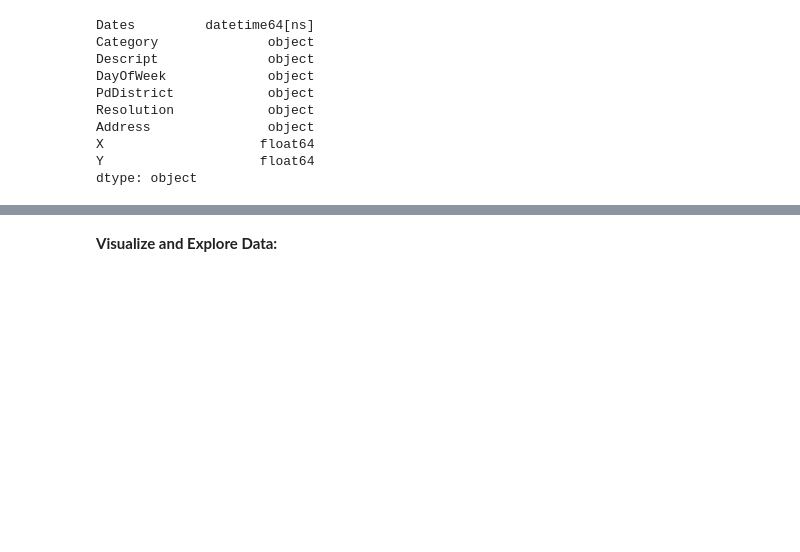
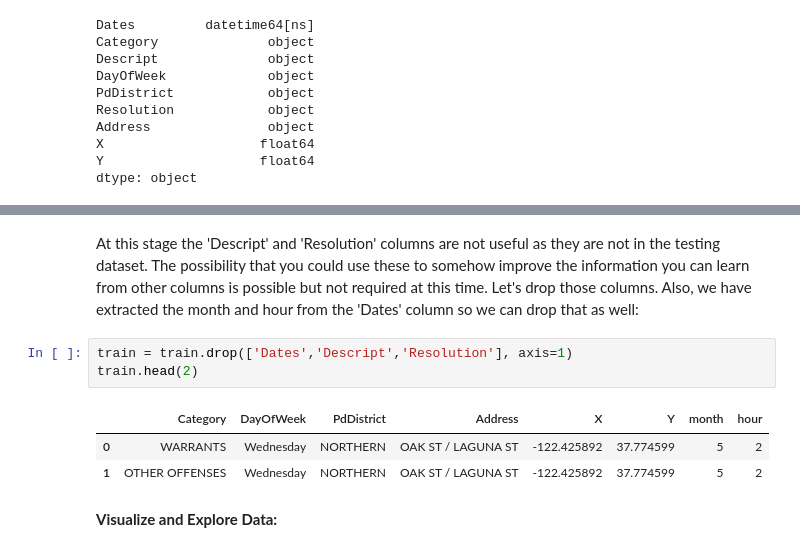
Before and after one commit to ryangrigg/Thinkful, a Jupyter notebook: Capstone_San_Fran.ipynb, the cells around one changed output, grey strips where cells are left out. Drawn from its saved outputs; the diff is of its cells as text; blank space fills up the shorter version.

```diff
--- a/Capstone_San_Fran.ipynb
+++ b/Capstone_San_Fran.ipynb
@@ -64,3 +91,15 @@ dtype: object
+# %% [markdown]
+At this stage the 'Descript' and 'Resolution' columns are not useful as they are not in the testing dataset. The
+possibility that you could use these to somehow improve the information you can learn from other columns is possible
+but not required at this time. Let's drop those columns. Also, we have extracted the month and hour from the 'Dates'
+column so we can drop that as well:
+# %%
+train = train.drop(['Dates','Descript','Resolution'], axis=1)
+train.head(2)
+# %% [output]
+|  | Category | DayOfWeek | PdDistrict | Address | X | Y | month | hour |
+| 0 | WARRANTS | Wednesday | NORTHERN | OAK ST / LAGUNA ST | -122.425892 | 37.774599 | 5 | 2 |
+| 1 | OTHER OFFENSES | Wednesday | NORTHERN | OAK ST / LAGUNA ST | -122.425892 | 37.774599 | 5 | 2 |
 # %% [markdown]
 <b>Visualize and Explore Data:</b>
 # %%
```
Also changed, not shown: parts of 12 cells of this notebook, 1 other file.
